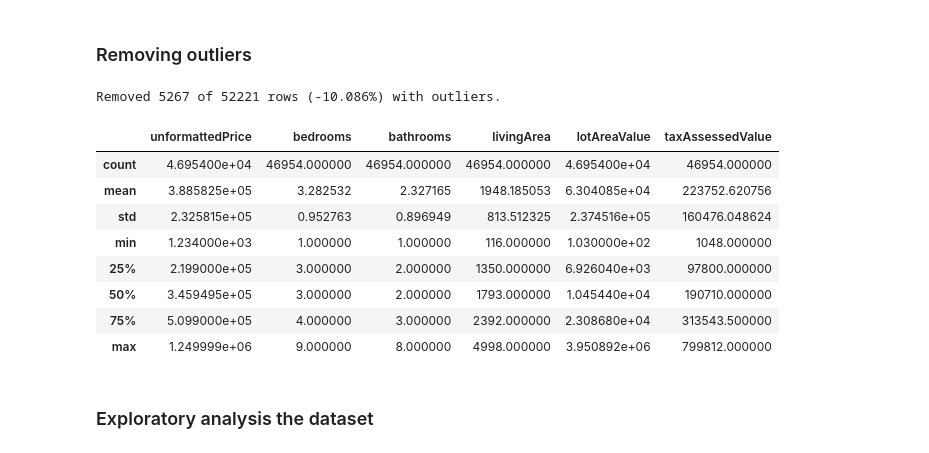
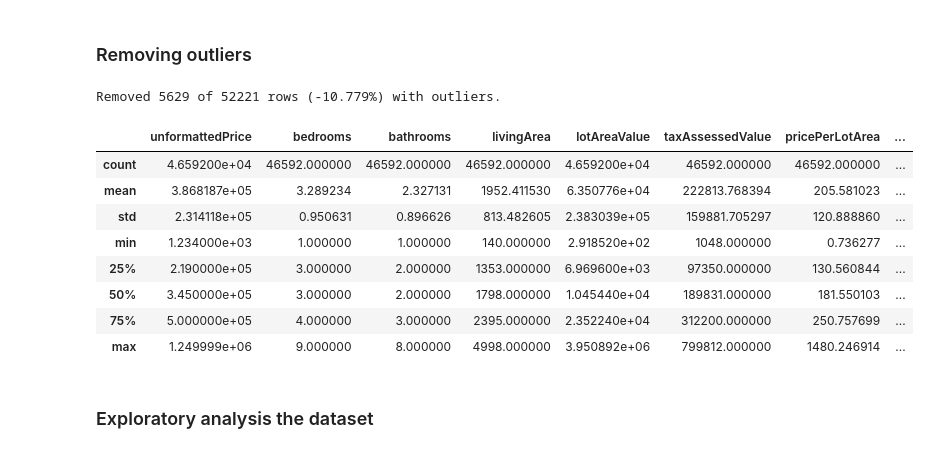
Before and after one commit to LimaBD/math3-unsam, a Jupyter notebook: PDP/properties_analysis.ipynb, the cells around one changed output. Saved outputs shown, nothing was run; the diff lists cells and outputs as text; code cells hidden in the pictures.

```diff
--- a/PDP/properties_analysis.ipynb
+++ b/PDP/properties_analysis.ipynb
@@ -57,7 +76,7 @@ dtype = {
     'isZillowOwned': 'boolean',
     'livingAreaUnit': 'string',
 }
-df: pd.DataFrame = pd.read_csv('./csvs/properties-2023-abr-07.csv', dtype=dtype)
+df: pd.DataFrame = pd.read_csv('./content/properties-2023-abr-07.csv', dtype=dtype)
 df.describe()
 # %% [output]
 |  | unformattedPrice | bedrooms | bathrooms | livingArea | latitude | longitude | lotAreaValue | zestimate | ... |
@@ -137,7 +180,16 @@ currency:       USD     (1)
 livingAreaUnit: sqft    (1)
 lotAreaUnit:    sqft, acres     (2)
 # %%
-# Convert area unit to a common unit
+# Convert
+
+def acre_to_sqft(acre: float) -> float:
+    """Convert acre to square feet"""
+    return acre * 43560
+
+def sqft_to_acre(sqft: float) -> float:
+    """Convert square feet to acre"""
+    return sqft / 43560
+
 df.loc[df['lotAreaUnit'] == 'acres', 'lotAreaValue'] = acre_to_sqft(df['lotAreaValue'])
 df.loc[df['lotAreaUnit'] == 'acres', 'lotAreaUnit'] = 'sqft'
 # %%
@@ -150,0 +205,8 @@ lotAreaUnit:    sqft    (1)
+# %%
+# Relation between price and lot area
+df['pricePerLotArea'] = df['unformattedPrice'] / df['livingArea']
+
+# Relation between price and living area
+df['pricePerLivingArea'] = df['unformattedPrice'] / df['lotAreaValue']
+
+df.head()
@@ -156,43 +226,47 @@ diff.start(len(df.index))
 
 def cut_between(column: str, min: float, max: float) -> None:
     global df # this fixes referenced before assignment
     df = df[(df[column] > min) & (df[column] < max)]
 
 cut_between('unformattedPrice', 1000, 1250000)
 cut_between('livingArea', 100, 5000)
 cut_between('lotAreaValue', 100, 4000000)
 cut_between('bedrooms', 0, 10)
 cut_between('bathrooms', 0, 10)
 cut_between('taxAssessedValue', 1000, 800000)
+cut_between('pricePerLotArea', 0, 1500)
+cut_between('pricePerLivingArea', 0, 500)
 
 def filter_with_zscore(column: str, threshold: float) -> None:
     global df # this fixes referenced before assignment
     z = np.abs(stats.zscore(df[column]))
     df = df[(z < threshold)]
 
 ## filter_with_zscore('unformattedPrice', 3)
 ## filter_with_zscore('livingArea', 3)
 ## filter_with_zscore('lotAreaValue', 3)
 ## filter_with_zscore('bedrooms', 3)
 ## filter_with_zscore('bathrooms', 3)
 ## filter_with_zscore('taxAssessedValue', 3)
+## filter_with_zscore('pricePerLotArea', 3)
+## filter_with_zscore('pricePerLivingArea', 3)
 
 # Show results
 removed, perc = diff.stop(len(df.index))
 print(f'Removed {removed} of {diff.starting} rows ({perc}%) with outliers.')
 numeric_columns = df.select_dtypes(include=np.number).columns
 df[numeric_columns].describe()
 # %% [output]
-Removed 5267 of 52221 rows (-10.086%) with outliers.
+Removed 5629 of 52221 rows (-10.779%) with outliers.
-|  | unformattedPrice | bedrooms | bathrooms | livingArea | lotAreaValue | taxAssessedValue |
-| count | 4.695400e+04 | 46954.000000 | 46954.000000 | 46954.000000 | 4.695400e+04 | 46954.000000 |
-| mean | 3.885825e+05 | 3.282532 | 2.327165 | 1948.185053 | 6.304085e+04 | 223752.620756 |
-| std | 2.325815e+05 | 0.952763 | 0.896949 | 813.512325 | 2.374516e+05 | 160476.048624 |
-| min | 1.234000e+03 | 1.000000 | 1.000000 | 116.000000 | 1.030000e+02 | 1048.000000 |
-| 25% | 2.199000e+05 | 3.000000 | 2.000000 | 1350.000000 | 6.926040e+03 | 97800.000000 |
-| 50% | 3.459495e+05 | 3.000000 | 2.000000 | 1793.000000 | 1.045440e+04 | 190710.000000 |
-| 75% | 5.099000e+05 | 4.000000 | 3.000000 | 2392.000000 | 2.308680e+04 | 313543.500000 |
-| max | 1.249999e+06 | 9.000000 | 8.000000 | 4998.000000 | 3.950892e+06 | 799812.000000 |
+|  | unformattedPrice | bedrooms | bathrooms | livingArea | lotAreaValue | taxAssessedValue | pricePerLotArea | ... |
+| count | 4.659200e+04 | 46592.000000 | 46592.000000 | 46592.000000 | 4.659200e+04 | 46592.000000 | 46592.000000 | ... |
+| mean | 3.868187e+05 | 3.289234 | 2.327131 | 1952.411530 | 6.350776e+04 | 222813.768394 | 205.581023 | ... |
+| std | 2.314118e+05 | 0.950631 | 0.896626 | 813.482605 | 2.383039e+05 | 159881.705297 | 120.888860 | ... |
+| min | 1.234000e+03 | 1.000000 | 1.000000 | 140.000000 | 2.918520e+02 | 1048.000000 | 0.736277 | ... |
+| 25% | 2.190000e+05 | 3.000000 | 2.000000 | 1353.000000 | 6.969600e+03 | 97350.000000 | 130.560844 | ... |
+| 50% | 3.450000e+05 | 3.000000 | 2.000000 | 1798.000000 | 1.045440e+04 | 189831.000000 | 181.550103 | ... |
+| 75% | 5.000000e+05 | 4.000000 | 3.000000 | 2395.000000 | 2.352240e+04 | 312200.000000 | 250.757699 | ... |
+| max | 1.249999e+06 | 9.000000 | 8.000000 | 4998.000000 | 3.950892e+06 | 799812.000000 | 1480.246914 | ... |
 # %% [markdown]
 ### Exploratory analysis the dataset
 # %%
```
Also changed, not shown: parts of 7 cells of this notebook, 5 other files.
